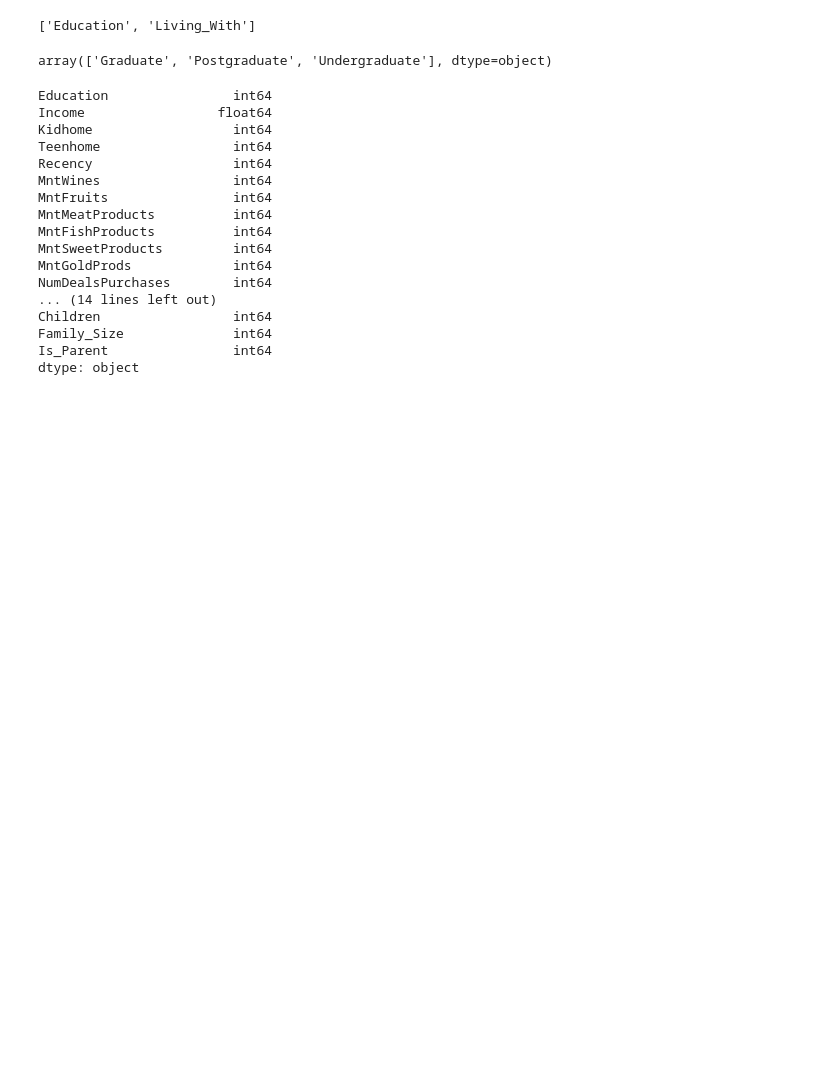
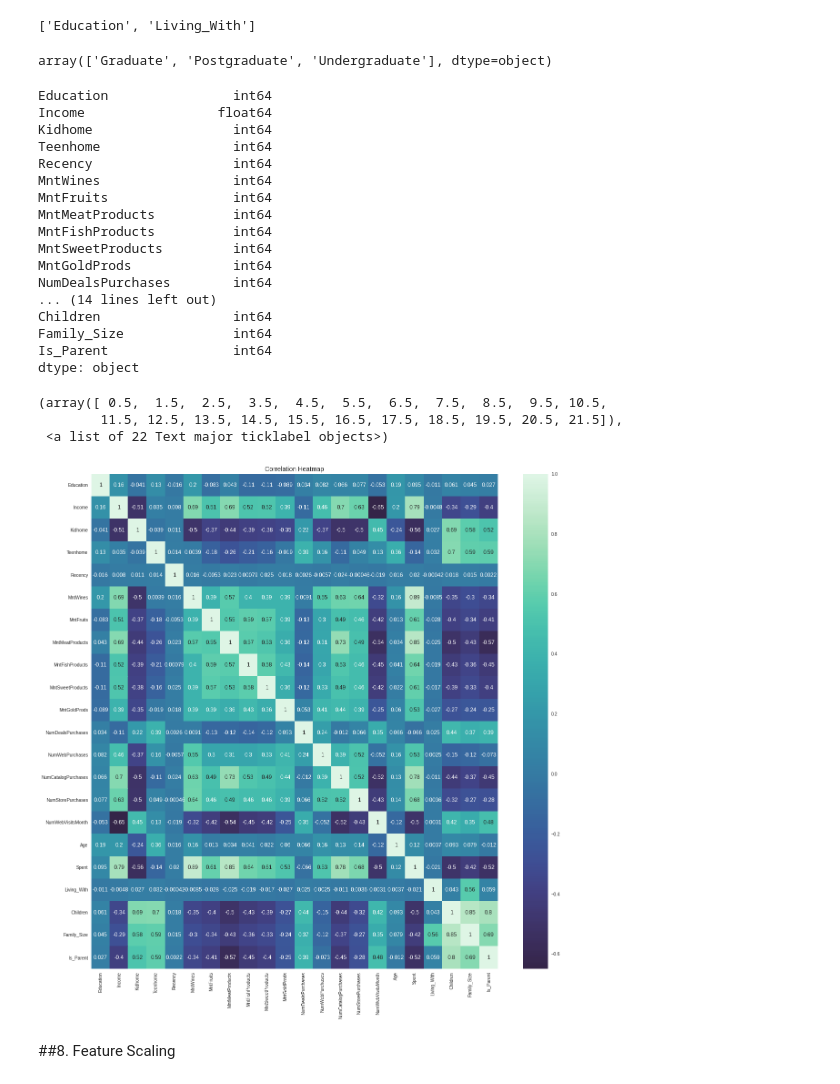
Before and after one commit to AliceKitchkin/Unsupervised-Machine-Learning, a Jupyter notebook: CustomerSegmentation.ipynb, the cells around one changed output. Drawn from its saved outputs; the diff is of its cells as text; code cells hidden in the pictures; blank space fills up the shorter version.

```diff
--- a/CustomerSegmentation.ipynb
+++ b/CustomerSegmentation.ipynb
@@ -339,3 +339,21 @@ Children                 int64
 Family_Size              int64
 Is_Parent                int64
 dtype: object
+# %%
+# 0.9 is also a good relationship, and if you increase one value, the other will probably increase as well.
+# -0.9 would be just as good relationship as 0.9, but if you increase one value, the other will probably go down.
+# 0.2 means NOT a good relationship, meaning that if one value goes up does not mean that the other will.
+# 0.6 (or -0.6) is a good correlation
+
+corrmat = data.corr()
+
+plt.figure(figsize=(20,20))
+sns.heatmap(corrmat, annot = True, cmap = 'mako', center = 0)
+plt.title('Correlation Heatmap',fontsize=14)
+# %% [output]
+(array([ 0.5,  1.5,  2.5,  3.5,  4.5,  5.5,  6.5,  7.5,  8.5,  9.5, 10.5,
+        11.5, 12.5, 13.5, 14.5, 15.5, 16.5, 17.5, 18.5, 19.5, 20.5, 21.5]),
+ <a list of 22 Text major ticklabel objects>)
+[figure, added]
+# %% [markdown]
+##8. Feature Scaling
```
Also changed, not shown: parts of 11 cells of this notebook.
